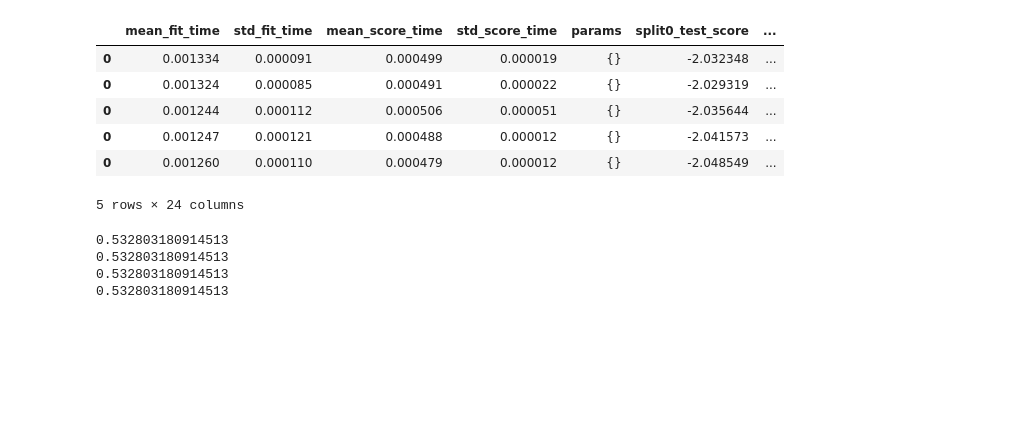
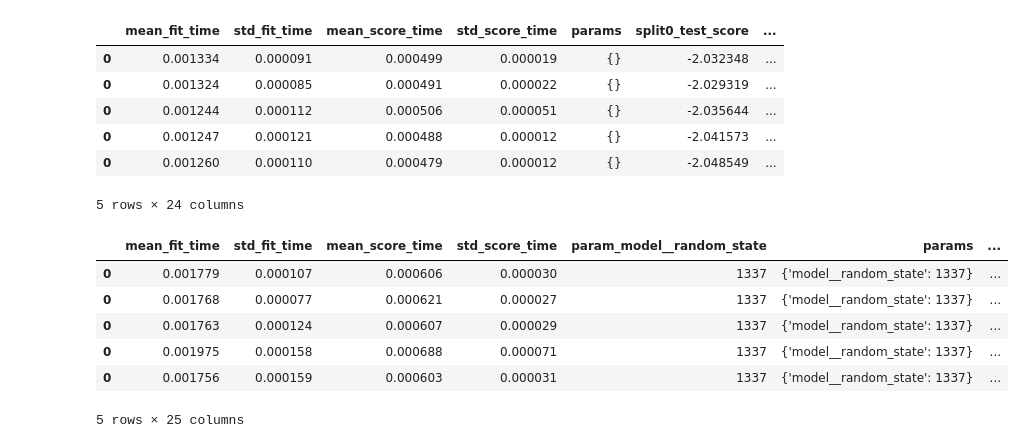
Before and after one commit to StevenSongSTS/w24-milestone2-team18-leevw-steveso-raulmart, a Jupyter notebook: lib/gridsearch_supervised_learning.ipynb, the cells around one changed output. Cells and saved outputs as stored; diff of their text form; code cells hidden in the pictures; blank space fills up the shorter version.

```diff
--- a/lib/gridsearch_supervised_learning.ipynb
+++ b/lib/gridsearch_supervised_learning.ipynb
@@ -202,11 +194,22 @@ param_grid = {
     "scoring_method": scoring_method,
 }
 data_settings_grid_list = list(ParameterGrid(param_grid))
-# %%
-for df, name in dataframes_to_test:
-    print(len(df[df["closed_higher"] == 1]) / len(df))
-# %% [output]
-0.532803180914513
-0.532803180914513
-0.532803180914513
-0.532803180914513
+# %%
+lr_clf_results = iterative_grid_cv_model_testing(
+    model=LogisticRegression(),
+    model_parameters={
+        "random_state": [SHARED_RANDOM_STATE],
+    },
+    data_settings_grid_list=data_settings_grid_list,
+    features_to_use=features_to_use,
+)
+# %%
+lr_clf_results.sort_values("mean_test_score", ascending=False).head()
+# %% [output]
+|  | mean_fit_time | std_fit_time | mean_score_time | std_score_time | param_model__random_state | params | ... |
+| 0 | 0.001779 | 0.000107 | 0.000606 | 0.000030 | 1337 | {'model__random_state': 1337} | ... |
+| 0 | 0.001768 | 0.000077 | 0.000621 | 0.000027 | 1337 | {'model__random_state': 1337} | ... |
+| 0 | 0.001763 | 0.000124 | 0.000607 | 0.000029 | 1337 | {'model__random_state': 1337} | ... |
+| 0 | 0.001975 | 0.000158 | 0.000688 | 0.000071 | 1337 | {'model__random_state': 1337} | ... |
+| 0 | 0.001756 | 0.000159 | 0.000603 | 0.000031 | 1337 | {'model__random_state': 1337} | ... |
+5 rows × 25 columns
```
Also changed, not shown: parts of 18 cells of this notebook, 1 other file.
